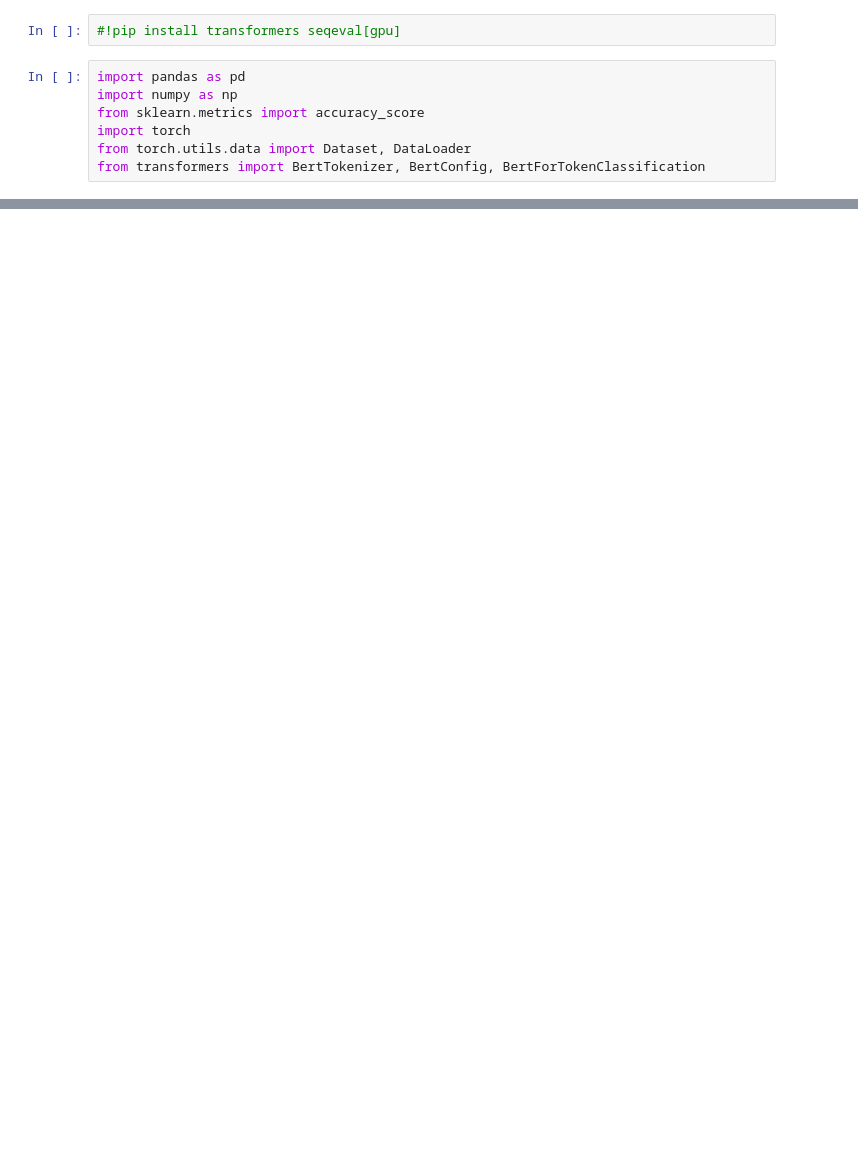
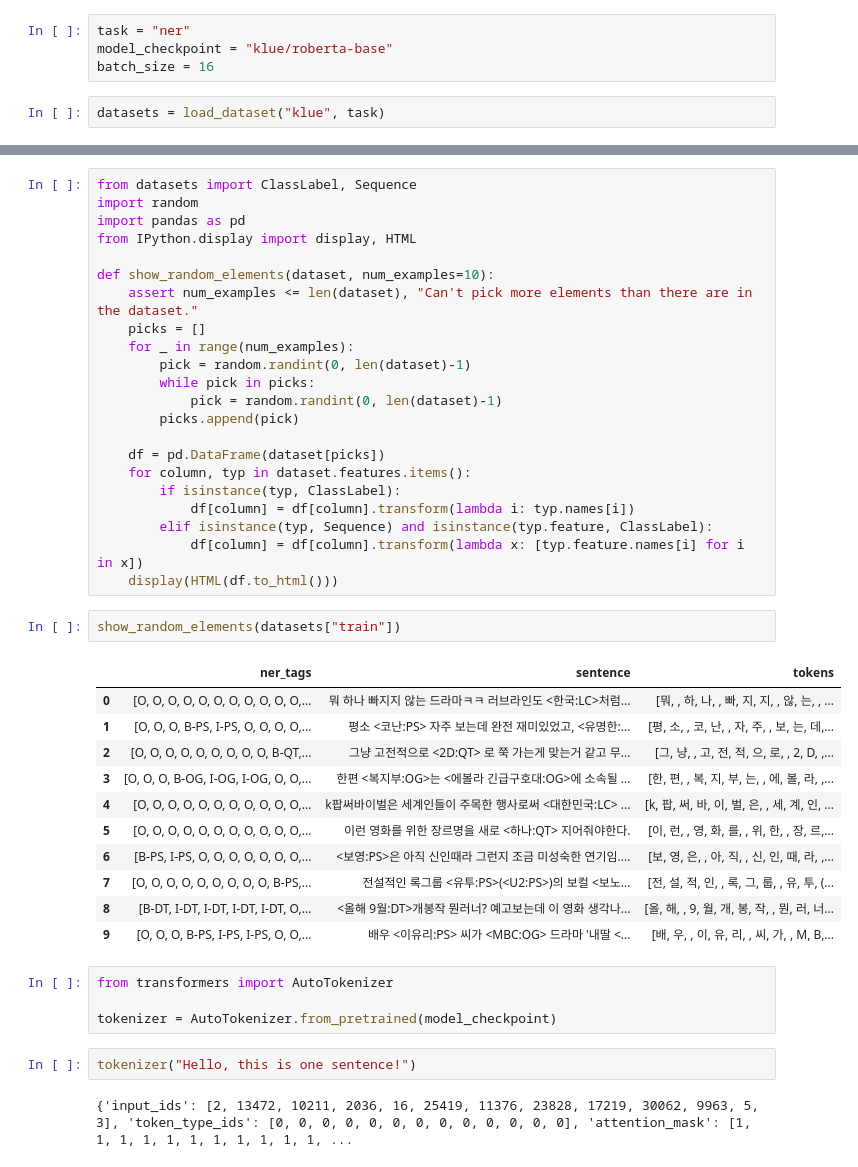
Before and after one commit to Huffon/klue-transformers-tutorial, a Jupyter notebook: named-entity-recognition.ipynb, the cells around one changed output, grey strips where cells are left out. Drawn from its saved outputs; the diff is of its cells as text; blank space fills up the shorter version.

```diff
--- a/named-entity-recognition.ipynb
+++ b/named-entity-recognition.ipynb
@@ -31,9 +12,6 @@ As we are running this in Google Colab, the only libraries we need to additional
 # %%
-#!pip install transformers seqeval[gpu]
+task = "ner"
+model_checkpoint = "klue/roberta-base"
+batch_size = 16
 # %%
-import pandas as pd
-import numpy as np
-from sklearn.metrics import accuracy_score
-import torch
-from torch.utils.data import Dataset, DataLoader
-from transformers import BertTokenizer, BertConfig, BertForTokenClassification
+datasets = load_dataset("klue", task)
@@ -63,0 +74,44 @@ print(sorted(tags.items(), key=lambda x: x[1], reverse=True))
+# %%
+from datasets import ClassLabel, Sequence
+import random
+import pandas as pd
+from IPython.display import display, HTML
+
+def show_random_elements(dataset, num_examples=10):
+    assert num_examples <= len(dataset), "Can't pick more elements than there are in the dataset."
+    picks = []
+    for _ in range(num_examples):
+        pick = random.randint(0, len(dataset)-1)
+        while pick in picks:
+            pick = random.randint(0, len(dataset)-1)
+        picks.append(pick)
+
+    df = pd.DataFrame(dataset[picks])
+    for column, typ in dataset.features.items():
+        if isinstance(typ, ClassLabel):
+            df[column] = df[column].transform(lambda i: typ.names[i])
+        elif isinstance(typ, Sequence) and isinstance(typ.feature, ClassLabel):
+            df[column] = df[column].transform(lambda x: [typ.feature.names[i] for i in x])
+    display(HTML(df.to_html()))
+# %%
+show_random_elements(datasets["train"])
+# %% [output]
+|  | ner_tags | sentence | tokens |
+| 0 | [O, O, O, O, O, O, O, O, O, O, O,... | 뭐 하나 빠지지 않는 드라마ㅋㅋ 러브라인도 <한국:LC>처럼... | [뭐, , 하, 나, , 빠, 지, 지, , 않, 는, , ... |
+| 1 | [O, O, O, B-PS, I-PS, O, O, O, O,... | 평소 <코난:PS> 자주 보는데 완전 재미있었고, <유명한:... | [평, 소, , 코, 난, , 자, 주, , 보, 는, 데,... |
+| 2 | [O, O, O, O, O, O, O, O, O, B-QT,... | 그냥 고전적으로 <2D:QT> 로 쭉 가는게 맞는거 같고 무... | [그, 냥, , 고, 전, 적, 으, 로, , 2, D, ,... |
+| 3 | [O, O, O, B-OG, I-OG, I-OG, O, O,... | 한편 <복지부:OG>는 <에볼라 긴급구호대:OG>에 소속될 ... | [한, 편, , 복, 지, 부, 는, , 에, 볼, 라, ,... |
+| 4 | [O, O, O, O, O, O, O, O, O, O, O,... | k팝써바이벌은 세계인들이 주목한 행사로써 <대한민국:LC> ... | [k, 팝, 써, 바, 이, 벌, 은, , 세, 계, 인, ... |
+| 5 | [O, O, O, O, O, O, O, O, O, O, O,... | 이런 영화를 위한 장르명을 새로 <하나:QT> 지어줘야한다. | [이, 런, , 영, 화, 를, , 위, 한, , 장, 르,... |
+| 6 | [B-PS, I-PS, O, O, O, O, O, O, O,... | <보영:PS>은 아직 신인때라 그런지 조금 미성숙한 연기임.... | [보, 영, 은, , 아, 직, , 신, 인, 때, 라, ,... |
+| 7 | [O, O, O, O, O, O, O, O, O, B-PS,... | 전설적인 록그룹 <유투:PS>(<U2:PS>)의 보컬 <보노... | [전, 설, 적, 인, , 록, 그, 룹, , 유, 투, (... |
+| 8 | [B-DT, I-DT, I-DT, I-DT, I-DT, O,... | <올해 9월:DT>개봉작 뭔러너? 예고보는데 이 영화 생각나... | [올, 해, , 9, 월, 개, 봉, 작, , 뭔, 러, 너... |
+| 9 | [O, O, O, B-PS, I-PS, I-PS, O, O,... | 배우 <이유리:PS> 씨가 <MBC:OG> 드라마 '내딸 <... | [배, 우, , 이, 유, 리, , 씨, 가, , M, B,... |
+# %%
+from transformers import AutoTokenizer
+
+tokenizer = AutoTokenizer.from_pretrained(model_checkpoint)
+# %%
+tokenizer("Hello, this is one sentence!")
+# %% [output]
+{'input_ids': [2, 13472, 10211, 2036, 16, 25419, 11376, 23828, 17219, 30062, 9963, 5, 3], 'token_type_ids': [0, 0, 0, 0, 0, 0, 0, 0, 0, 0, 0, 0, 0], 'attention_mask': [1, 1, 1, 1, 1, 1, 1, 1, 1, 1, 1, ...
```
Also changed, not shown: parts of 30 cells of this notebook, 5 other files.
